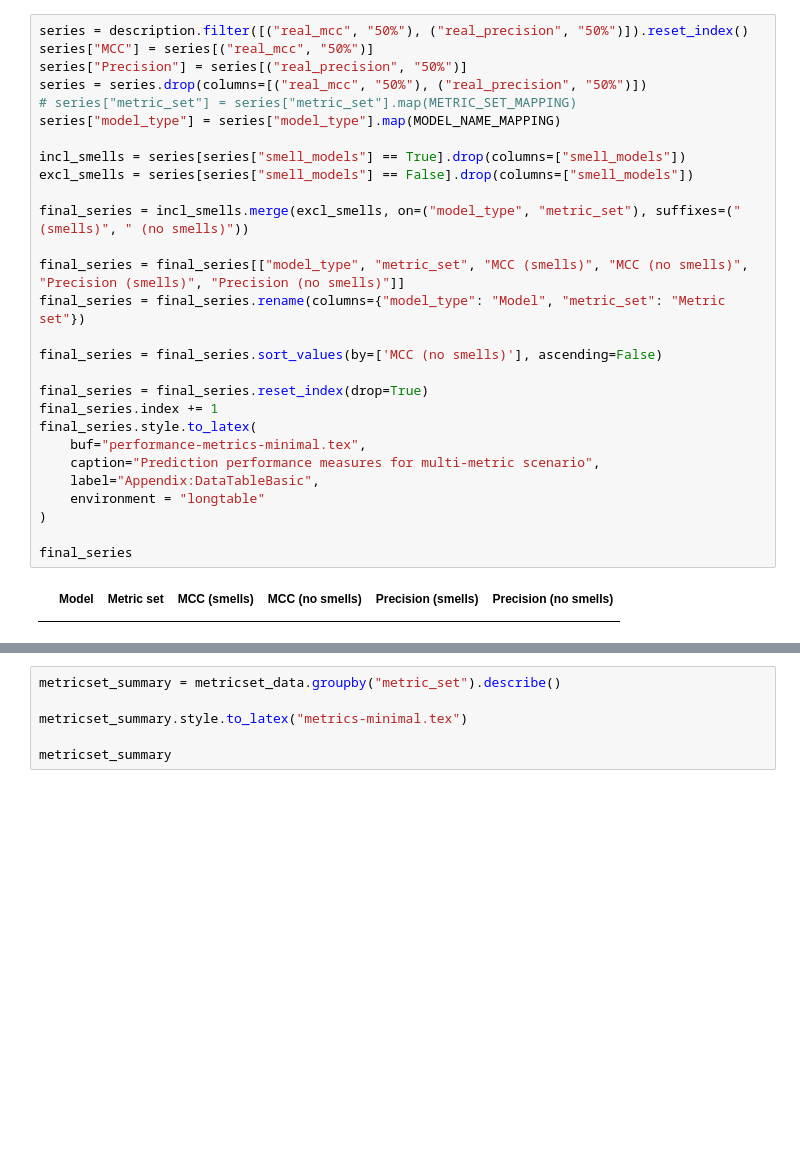
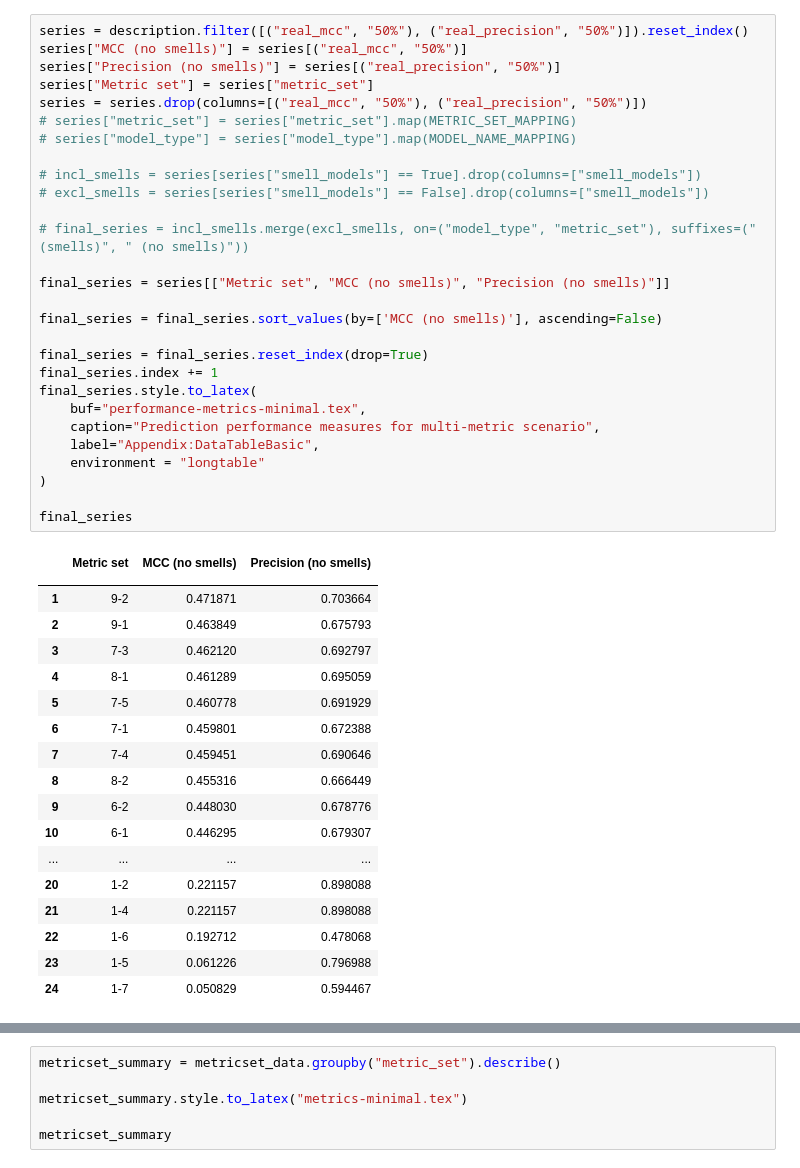
Before and after one commit to tlewowski/defect-prediction, a Jupyter notebook: manual_analysis/basic-metrics/defect-performance-basic-metrics-sets.ipynb, the cells around one changed output, grey strips where cells are left out. Cells and saved outputs as stored; diff of their text form; blank space fills up the shorter version.

```diff
--- a/manual_analysis/basic-metrics/defect-performance-basic-metrics-sets.ipynb
+++ b/manual_analysis/basic-metrics/defect-performance-basic-metrics-sets.ipynb
@@ -103,35 +103,51 @@ description
 |  |  | 9-2 | 40.0 | 0.472169 | 0.006193 | 0.461117 | 0.468153 | 0.471871 | 0.476518 | 0.489343 | ... |
 # %%
 series = description.filter([("real_mcc", "50%"), ("real_precision", "50%")]).reset_index()
-series["MCC"] = series[("real_mcc", "50%")]
-series["Precision"] = series[("real_precision", "50%")]
+series["MCC (no smells)"] = series[("real_mcc", "50%")]
+series["Precision (no smells)"] = series[("real_precision", "50%")]
+series["Metric set"] = series["metric_set"]
 series = series.drop(columns=[("real_mcc", "50%"), ("real_precision", "50%")])
 # series["metric_set"] = series["metric_set"].map(METRIC_SET_MAPPING)
-series["model_type"] = series["model_type"].map(MODEL_NAME_MAPPING)
+# series["model_type"] = series["model_type"].map(MODEL_NAME_MAPPING)
 
-incl_smells = series[series["smell_models"] == True].drop(columns=["smell_models"])
-excl_smells = series[series["smell_models"] == False].drop(columns=["smell_models"])
+# incl_smells = series[series["smell_models"] == True].drop(columns=["smell_models"])
+# excl_smells = series[series["smell_models"] == False].drop(columns=["smell_models"])
 
-final_series = incl_smells.merge(excl_smells, on=("model_type", "metric_set"), suffixes=(" (smells)", " (no smells)"))
+# final_series = incl_smells.merge(excl_smells, on=("model_type", "metric_set"), suffixes=(" (smells)", " (no smells)"))
 
-final_series = final_series[["model_type", "metric_set", "MCC (smells)", "MCC (no smells)", "Precision (smells)", "Precision (no smells)"]]
-final_series = final_series.rename(columns={"model_type": "Model", "metric_set": "Metric set"})
+final_series = series[["Metric set", "MCC (no smells)", "Precision (no smells)"]]
 
 final_series = final_series.sort_values(by=['MCC (no smells)'], ascending=False)
 
 final_series = final_series.reset_index(drop=True)
 final_series.index += 1
 final_series.style.to_latex(
     buf="performance-metrics-minimal.tex",
     caption="Prediction performance measures for multi-metric scenario",
     label="Appendix:DataTableBasic",
     environment = "longtable"
 )
 
 final_series
 # %% [output]
-|  | Model | Metric set | MCC (smells) | MCC (no smells) | Precision (smells) | Precision (no smells) |
-|  |  |  |  |  |  |  |
+|  | Metric set | MCC (no smells) | Precision (no smells) |
+|  |  |  |  |
+| 1 | 9-2 | 0.471871 | 0.703664 |
+| 2 | 9-1 | 0.463849 | 0.675793 |
+| 3 | 7-3 | 0.462120 | 0.692797 |
+| 4 | 8-1 | 0.461289 | 0.695059 |
+| 5 | 7-5 | 0.460778 | 0.691929 |
+| 6 | 7-1 | 0.459801 | 0.672388 |
+| 7 | 7-4 | 0.459451 | 0.690646 |
+| 8 | 8-2 | 0.455316 | 0.666449 |
+| 9 | 6-2 | 0.448030 | 0.678776 |
+| 10 | 6-1 | 0.446295 | 0.679307 |
+| ... | ... | ... | ... |
+| 20 | 1-2 | 0.221157 | 0.898088 |
+| 21 | 1-4 | 0.221157 | 0.898088 |
+| 22 | 1-6 | 0.192712 | 0.478068 |
+| 23 | 1-5 | 0.061226 | 0.796988 |
+| 24 | 1-7 | 0.050829 | 0.594467 |
 # %%
 import seaborn as sns
 sns.set(rc={'figure.figsize': (8.0, 3.0)})
```
Also changed, not shown: parts of 2 cells of this notebook, 1 other file.
